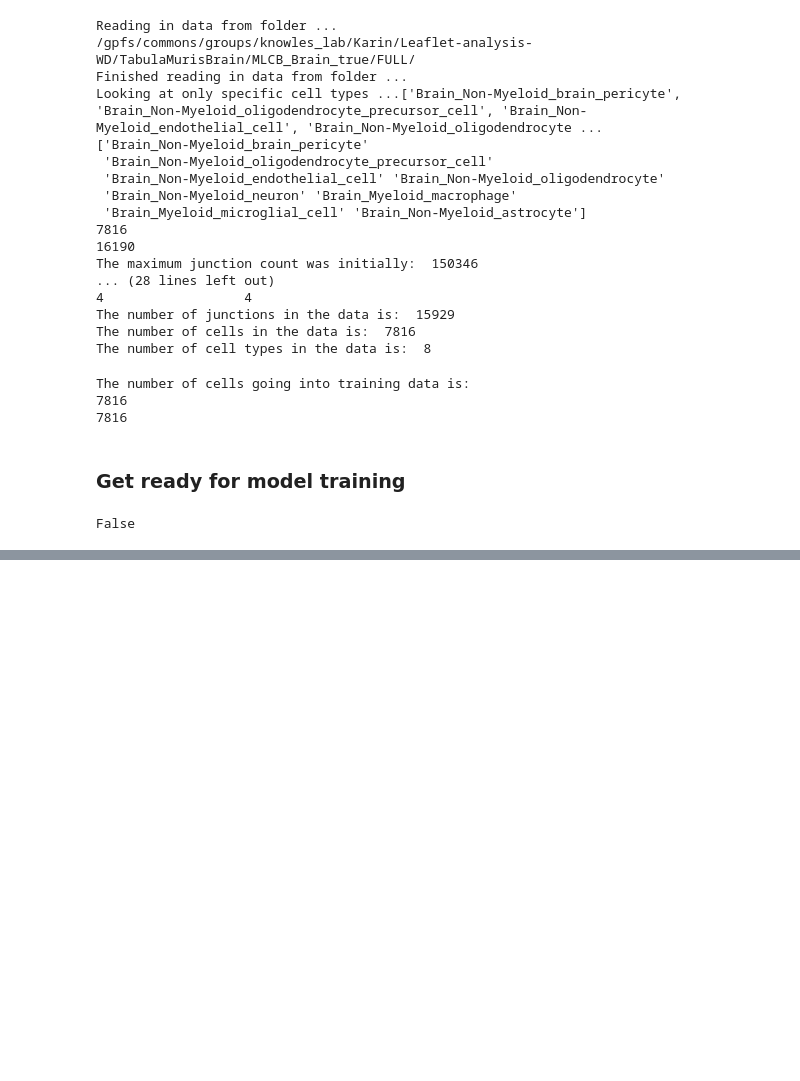
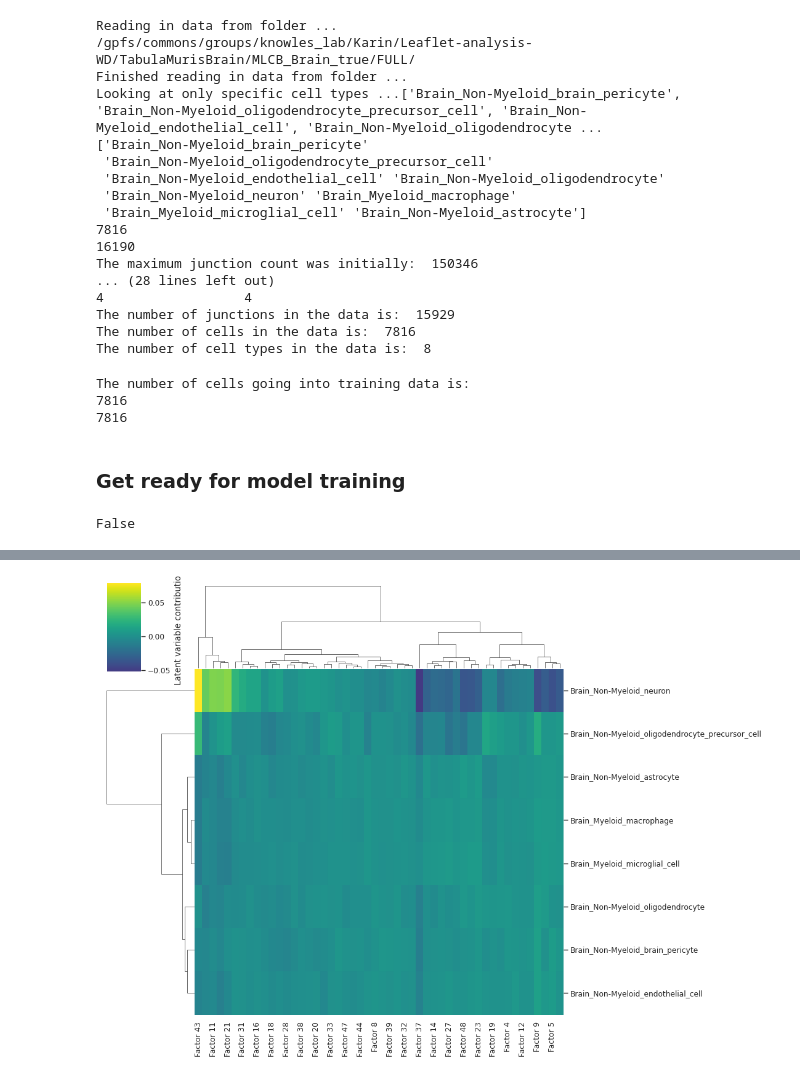
Before and after one commit to daklab/LeafletFA, a Jupyter notebook: notebooks/example_analysis/run_splicing_VAE_model.ipynb, the cells around one changed output, grey strips where cells are left out. Drawn from its saved outputs; the diff is of its cells as text; code cells hidden in the pictures; blank space fills up the shorter version.

```diff
--- a/notebooks/example_analysis/run_splicing_VAE_model.ipynb
+++ b/notebooks/example_analysis/run_splicing_VAE_model.ipynb
@@ -288,0 +409,17 @@ sns.scatterplot(data=umap_embedding_df, x='UMAP1', y='UMAP2', hue='cell_type', p
+# %%
+# for each cell type, get the average factor contribution
+cell_type_contribs = {}
+for cell_type in unique_cell_types:
+    # get indices of cells of this cell type
+    cell_type_indices = cell_ids_conversion[cell_ids_conversion["cell_type"] == cell_type].cell_id_index
+    # get average factor contribution for these cells
+    cell_type_contribs[cell_type] = latent_variables[cell_type_indices].mean(axis=0)
+
+# make a dataframe
+
+cell_type_contribs_df = pd.DataFrame(cell_type_contribs)
+cell_type_contribs_df = cell_type_contribs_df.T
+K = Z_DIM
+cell_type_contribs_df.columns = ["Factor " + str(i) for i in range(K)]
+
+cell_type_contribs_df
@@ -288,0 +437,18 @@ sns.scatterplot(data=umap_embedding_df, x='UMAP1', y='UMAP2', hue='cell_type', p
+# %%
+# plot clustermap
+sns.set_style("whitegrid")
+sns.set_context("paper")
+cluster = sns.clustermap(
+    data=cell_type_contribs_df,
+    method='complete',
+    cmap="viridis",
+    annot=False,
+    # make font size smaller
+    annot_kws={"size": 10},
+    yticklabels=True,
+    figsize=(11, 8),
+    center=0,
+    cbar_kws={'label': 'Latent variable contribution'}
+    )
+# %% [output]
+[figure, added]
```
Also changed, not shown: parts of 21 cells of this notebook, 5 other files.
